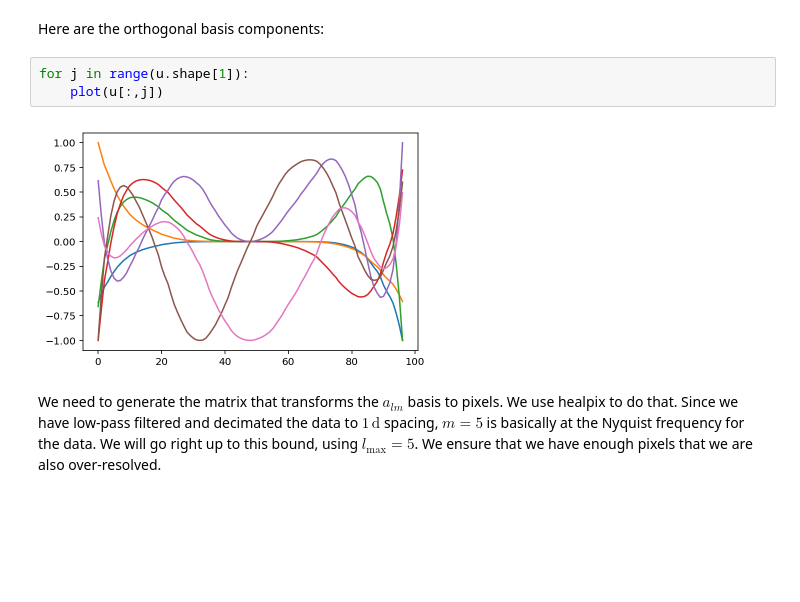
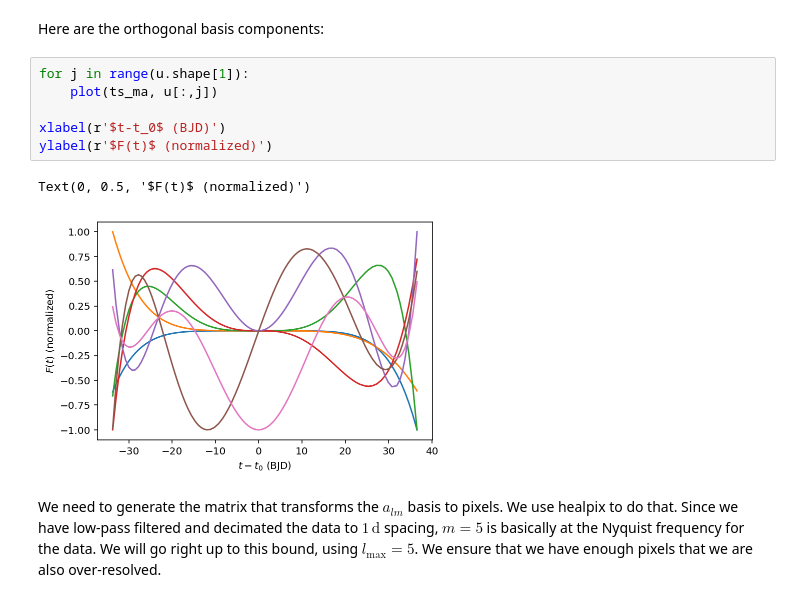
Before and after one commit to bfarr/exocartographer, a Jupyter notebook: stan/EMTest.ipynb, the cells around one changed output. Drawn from its saved outputs; the diff is of its cells as text; blank space fills up the shorter version.

```diff
--- a/stan/EMTest.ipynb
+++ b/stan/EMTest.ipynb
@@ -133,9 +146,13 @@ for j in range(u.shape[1]):
 Here are the orthogonal basis components:
 # %%
 for j in range(u.shape[1]):
-    plot(u[:,j])
+    plot(ts_ma, u[:,j])
+
+xlabel(r'$t-t_0$ (BJD)')
+ylabel(r'$F(t)$ (normalized)')
 # %% [output]
+Text(0, 0.5, '$F(t)$ (normalized)')
-[figure, old version]
+[figure, new version]
 # %% [markdown]
 We need to generate the matrix that transforms the $a_{lm}$ basis to pixels.  We use healpix to do that.  Since we have low-pass filtered and decimated the data to $1\, \mathrm{d}$ spacing, $m=5$ is basically at the Nyquist frequency for the data.  We will go right up to this bound, using $l_\mathrm{max} = 5$.  We ensure that we have enough pixels that we are also over-resolved.
 # %%
```
Also changed, not shown: parts of 9 cells of this notebook.
